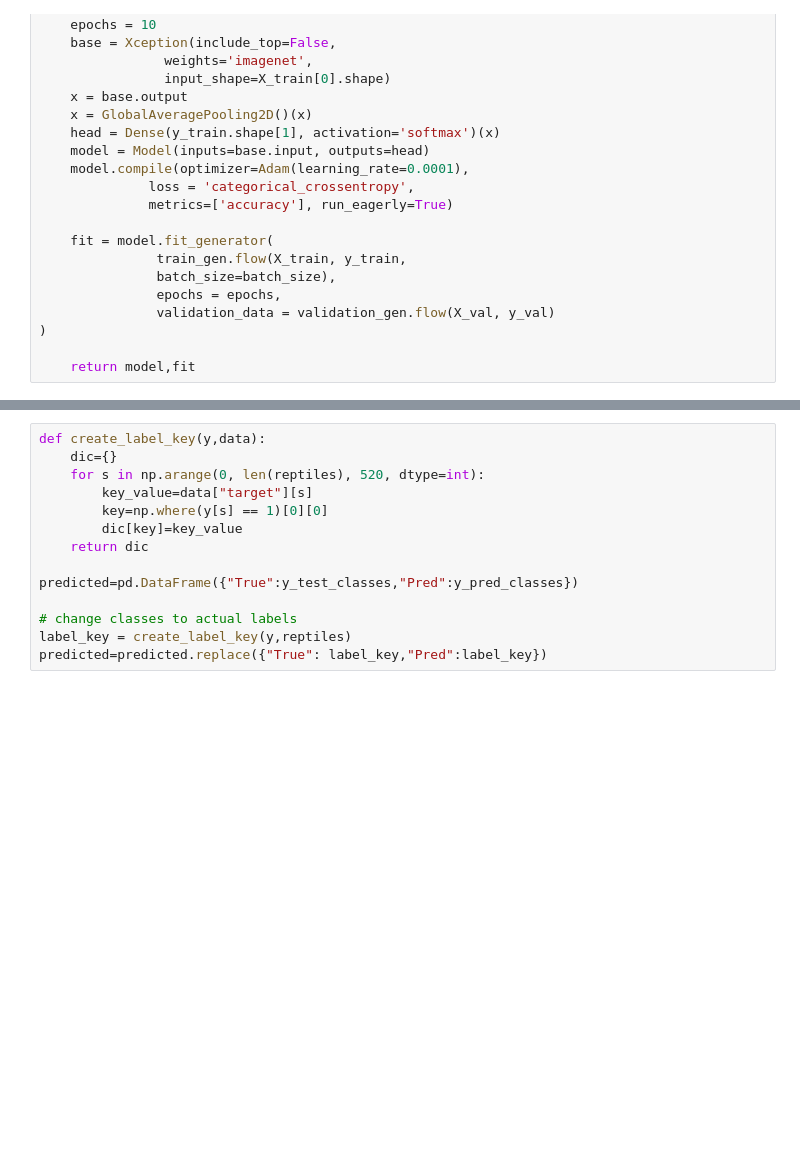
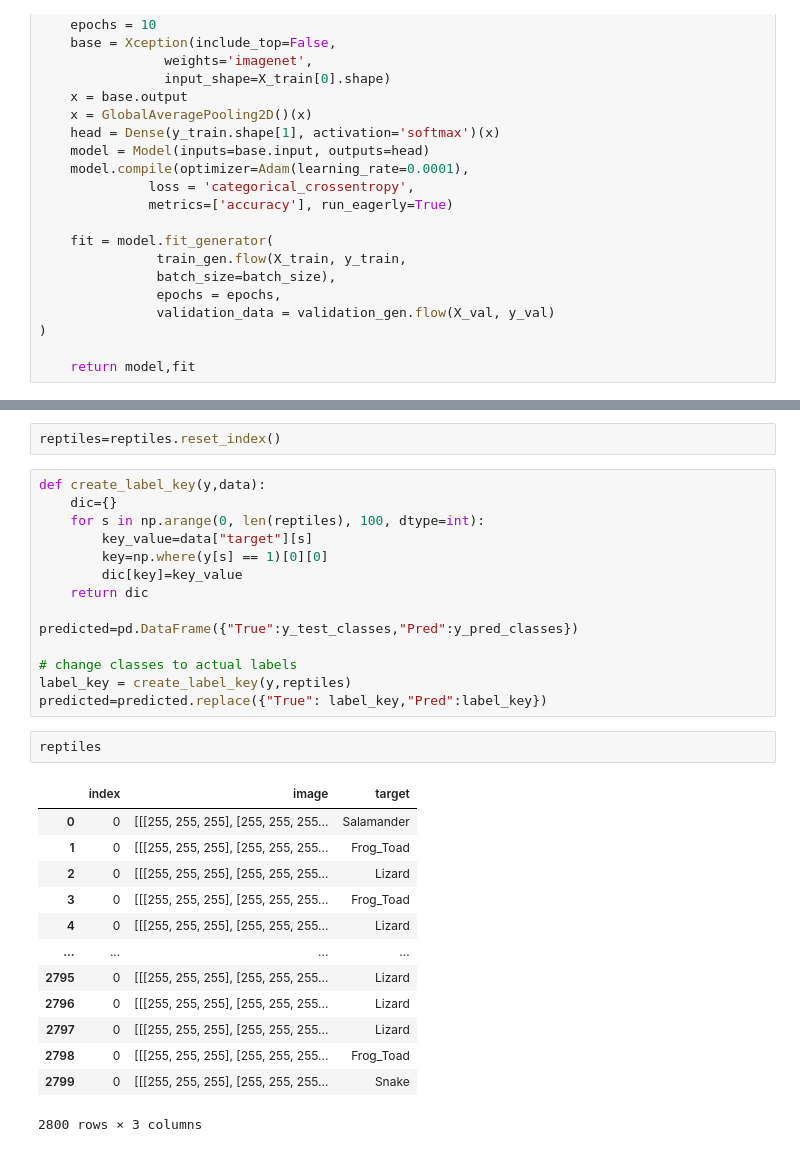
Before and after one commit to erikanfox/bme-reptile-identification, a Jupyter notebook: code/pairs_model.ipynb, the cells around one changed output, grey strips where cells are left out. Drawn from its saved outputs; the diff is of its cells as text; blank space fills up the shorter version.

```diff
--- a/code/pairs_model.ipynb
+++ b/code/pairs_model.ipynb
@@ -154,7 +196,9 @@ make_conf_matrix(y_test_classes,y_pred_classes)
+# %%
+reptiles=reptiles.reset_index()
 # %%
 def create_label_key(y,data):
     dic={}
-    for s in np.arange(0, len(reptiles), 520, dtype=int):
+    for s in np.arange(0, len(reptiles), 100, dtype=int):
         key_value=data["target"][s]
         key=np.where(y[s] == 1)[0][0]
         dic[key]=key_value
@@ -165,3 +209,19 @@ predicted=pd.DataFrame({"True":y_test_classes,"Pred":y_pred_classes})
 # change classes to actual labels
 label_key = create_label_key(y,reptiles)
 predicted=predicted.replace({"True": label_key,"Pred":label_key})
+# %%
+reptiles
+# %% [output]
+|  | index | image | target |
+| 0 | 0 | [[[255, 255, 255], [255, 255, 255... | Salamander |
+| 1 | 0 | [[[255, 255, 255], [255, 255, 255... | Frog_Toad |
+| 2 | 0 | [[[255, 255, 255], [255, 255, 255... | Lizard |
+| 3 | 0 | [[[255, 255, 255], [255, 255, 255... | Frog_Toad |
+| 4 | 0 | [[[255, 255, 255], [255, 255, 255... | Lizard |
+| ... | ... | ... | ... |
+| 2795 | 0 | [[[255, 255, 255], [255, 255, 255... | Lizard |
+| 2796 | 0 | [[[255, 255, 255], [255, 255, 255... | Lizard |
+| 2797 | 0 | [[[255, 255, 255], [255, 255, 255... | Lizard |
+| 2798 | 0 | [[[255, 255, 255], [255, 255, 255... | Frog_Toad |
+| 2799 | 0 | [[[255, 255, 255], [255, 255, 255... | Snake |
+2800 rows × 3 columns
```
Also changed, not shown: parts of 11 cells of this notebook, 10 other files.
